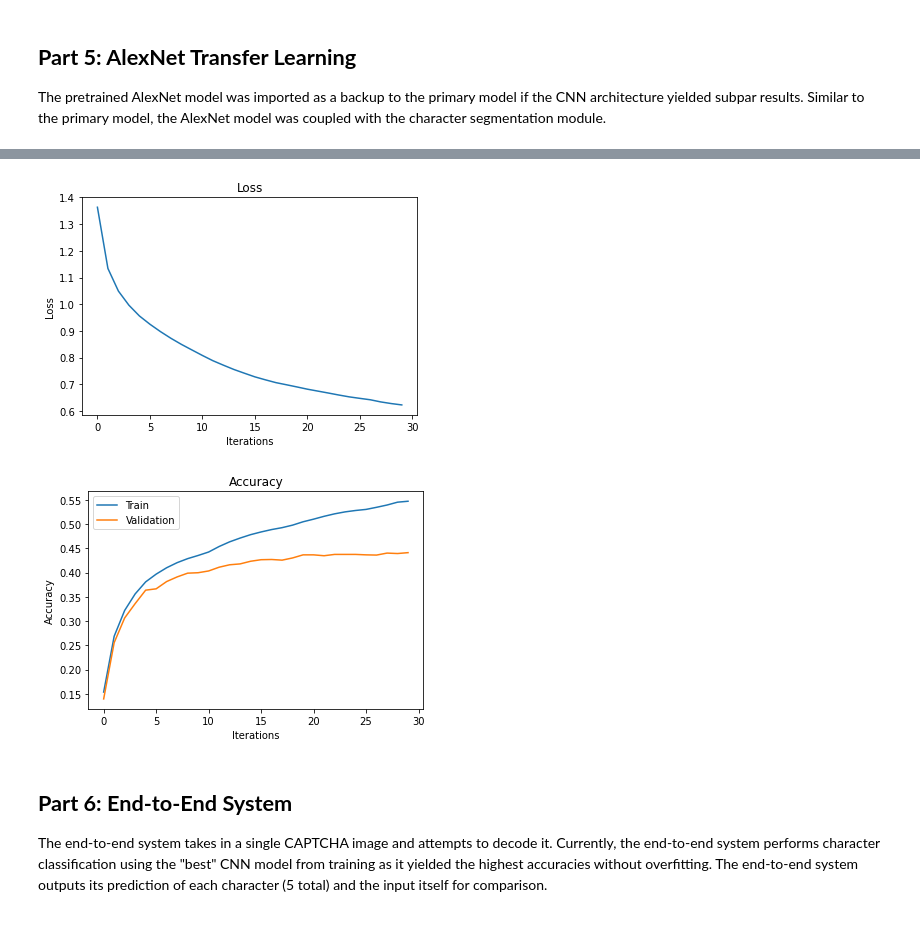
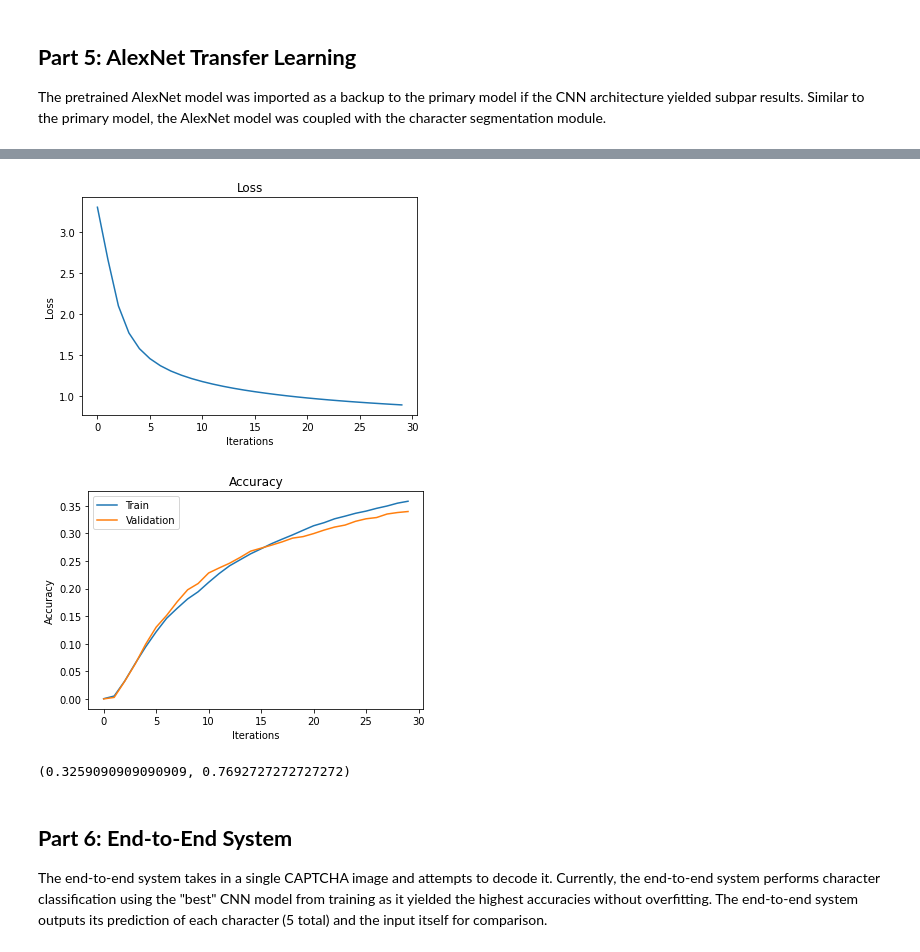
Before and after one commit to natanleung/APS360-captcha-bypass, a Jupyter notebook: captcha.ipynb, the cells around one changed output, grey strips where cells are left out. Cells and saved outputs as stored; diff of their text form; code cells hidden in the pictures.

```diff
--- a/captcha.ipynb
+++ b/captcha.ipynb
@@ -85,7 +83,7 @@ class CaptchaDataset(Dataset):
 
     return (image, torch.tensor(label))
 # %%
-dataset_path = "/content/alphanumeric_dataset"
+dataset_path = "/content/dataset"
 
 # Instantiate dataset
 dataset = CaptchaDataset(dataset_path)
@@ -934,3 +938,19 @@ Epoch 20: Character accuracy: 0.9415205792682927, Training accuracy: 0.806021341
 get_confusion_matrix(model, cnn_valid)
 # %% [output]
 [figure]
+# %%
+# Preprocess segmentation on dataset to improve training times
+
+cnn_test = []
+batch_size = 4
+
+train, valid, test = get_data_loaders(dataset, batch_size)
+
+for images, labels in test:
+    cnn_test.append((getcharacterimages(images, dwidth=80, dheight=80, deeplearning=True), labels))
+
+model = CaptchaLargeCNN()
+if use_cuda and torch.cuda.is_available():
+  model.cuda()
+model.load_state_dict(torch.load(get_model_name(model.name, epoch=16, learning_rate=0.0001)))
+get_accuracy(model, cnn_test)
@@ -942,7 +964,7 @@ The pretrained AlexNet model was imported as a backup to the primary model if th
 import torchvision.models
 alexnet = torchvision.models.alexnet(pretrained=True)
 
-AlexNet_train, AlexNet_valid = [], []
+AlexNet_train, AlexNet_valid, AlexNet_test = [], [], []
 
 train, valid, test = get_data_loaders(dataset, 100)
 
@@ -951,3 +973,6 @@ for images, labels in train:
 
 for images, labels in valid:
     AlexNet_valid.append((getcharacterimages(images, dwidth=80, dheight=80, deeplearning=True), labels))
+
+for images, labels in test:
+    AlexNet_test.append((getcharacterimages(images, dwidth=80, dheight=80, deeplearning=True), labels))
@@ -954,6 +981,7 @@ for images, labels in valid:
 # %%
 imgs_train, labels_train = [], []
 imgs_valid, labels_valid = [], []
+imgs_test, labels_test = [], []
 
 for img, label in AlexNet_train:
     img_grey = img.reshape(-1, 1, 80, 80)
@@ -971,8 +999,17 @@ for img, label in AlexNet_valid:
     imgs_valid.append(features)
     labels_valid.append(label)
 
+for img, label in AlexNet_test:
+    img = img.reshape(-1, 1, 80, 80)
+    label = label.reshape(-1)
+    img_color = img.repeat(1,3,1,1)
+    features = torch.from_numpy(alexnet.features(img_color).detach().numpy())
+    imgs_test.append(features)
+    labels_test.append(label)
+
 AlexNet_train = list(zip(imgs_train, labels_train))
 AlexNet_valid = list(zip(imgs_valid, labels_valid))
+AlexNet_test = list(zip(imgs_test, labels_test))
 # %%
 def get_accuracy_alexnet(model, data_loader):
   total = 0
@@ -1088,5 +1125,5 @@ model = AlexNetANNClassifier()
 if torch.cuda.is_available():
     model.cuda()
 
-losses, train_acc, valid_acc = train_alexnet(model, AlexNet_train, AlexNet_valid, 32, 30, 0.001)
+losses, train_acc, valid_acc = train_alexnet(model, AlexNet_train, AlexNet_valid, 32, 30, 0.0001)
 # %% [output]
@@ -1110,5 +1147,14 @@ Epoch 30: Character accuracy: 0.8197272727272727, Training accuracy: 0.546826923
-[figure, old version]
+[figure, new version]
-[figure, old version]
+[figure, new version]
+# %%
+model = AlexNetANNClassifier()
+if torch.cuda.is_available():
+    model.cuda()
+model.load_state_dict(torch.load(get_model_name(model.name, epoch=23, learning_rate=0.0001)))
+
+get_accuracy_alexnet(model, AlexNet_test)
+# %% [output]
+(0.3259090909090909, 0.7692727272727272)
 # %% [markdown]
 ## **Part 6: End-to-End System**
 
```
Also changed, not shown: parts of 10 cells of this notebook, 1 other file.
